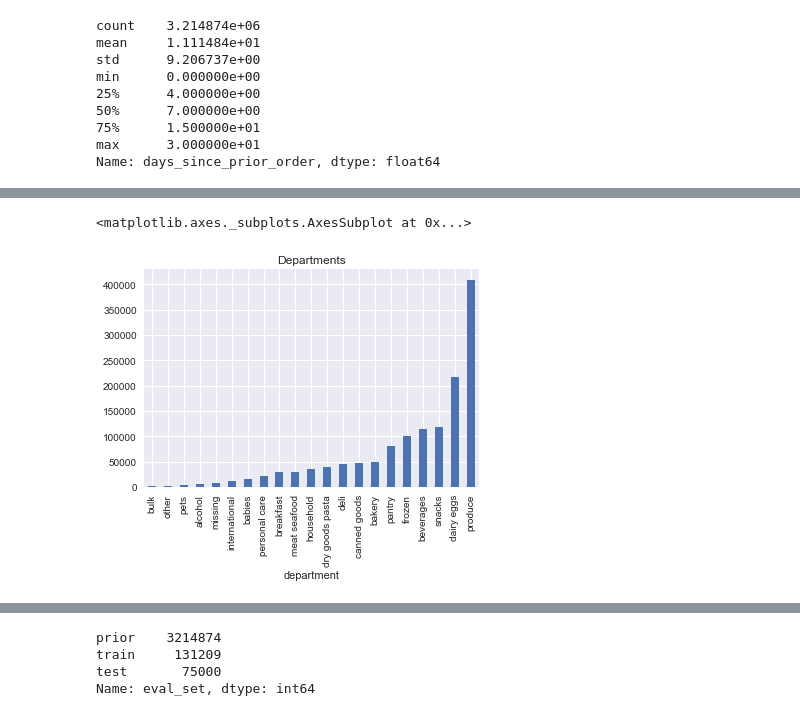
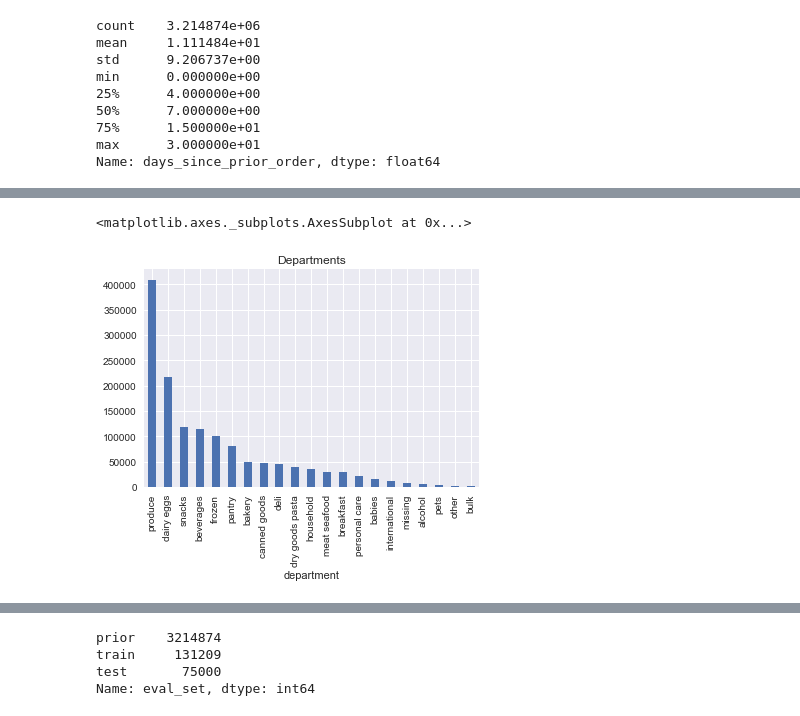
Before and after one commit to andrewcmilne/capstone1_instaCart, a Jupyter notebook: instaCart2.ipynb, the cells around one changed output, grey strips where cells are left out. Cells and saved outputs as stored; diff of their text form; code cells hidden in the pictures.

```diff
--- a/instaCart2.ipynb
+++ b/instaCart2.ipynb
@@ -139,8 +156,8 @@ Name: days_since_prior_order, dtype: float64
 # %%
 dfFun=dfOrdersTrain.merge(dfShelves) #combine the prior orders & shelf contents
-a=dfFun.groupby(['department']).size().sort_values() #groupby department
+a=dfFun.groupby(['department']).size().sort_values(ascending=False) #groupby department
 a.plot(kind='bar',title='Departments')
 #shows the most popular departments
 # %% [output]
 <matplotlib.axes._subplots.AxesSubplot at 0x...>
-[figure, old version]
+[figure, new version]
```
Also changed, not shown: parts of 38 cells of this notebook.
